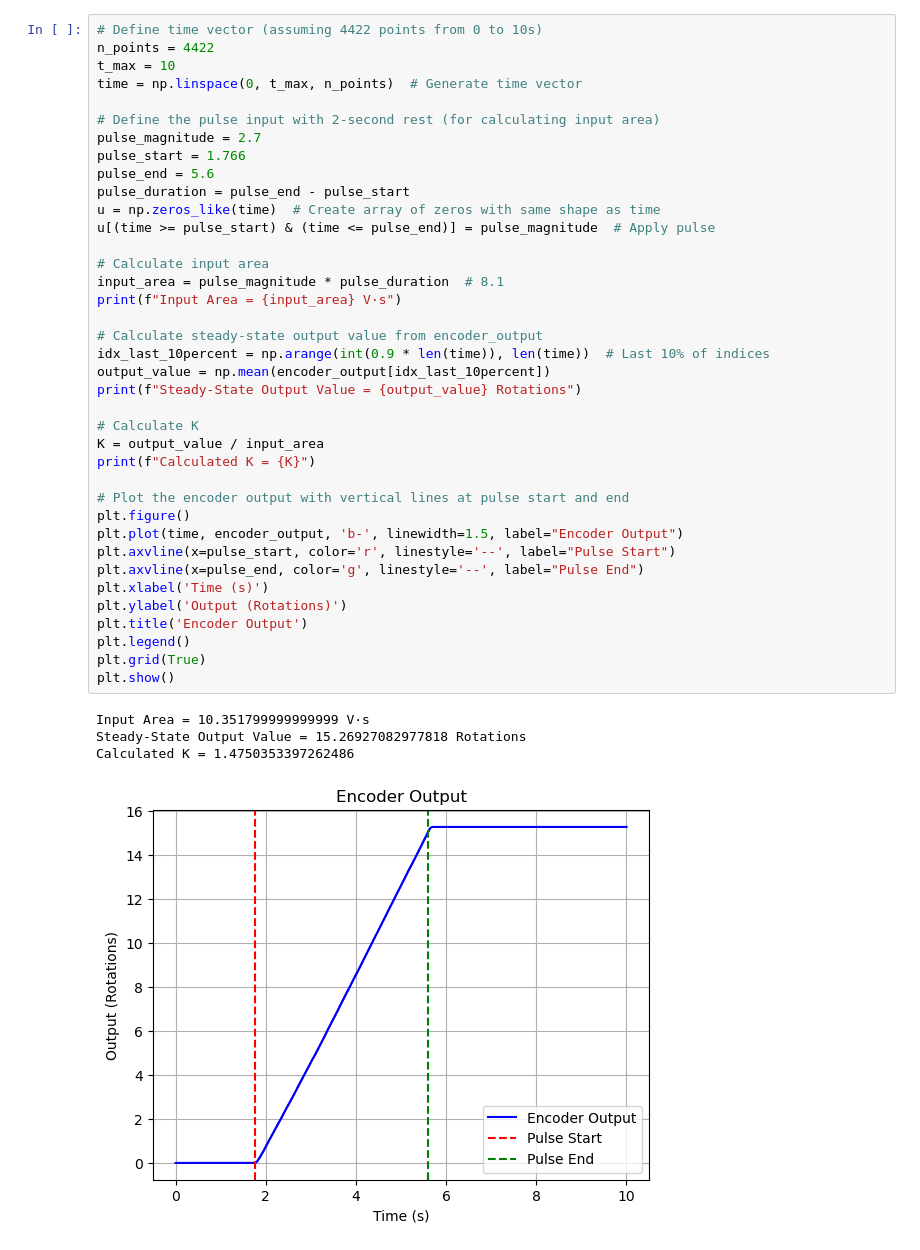
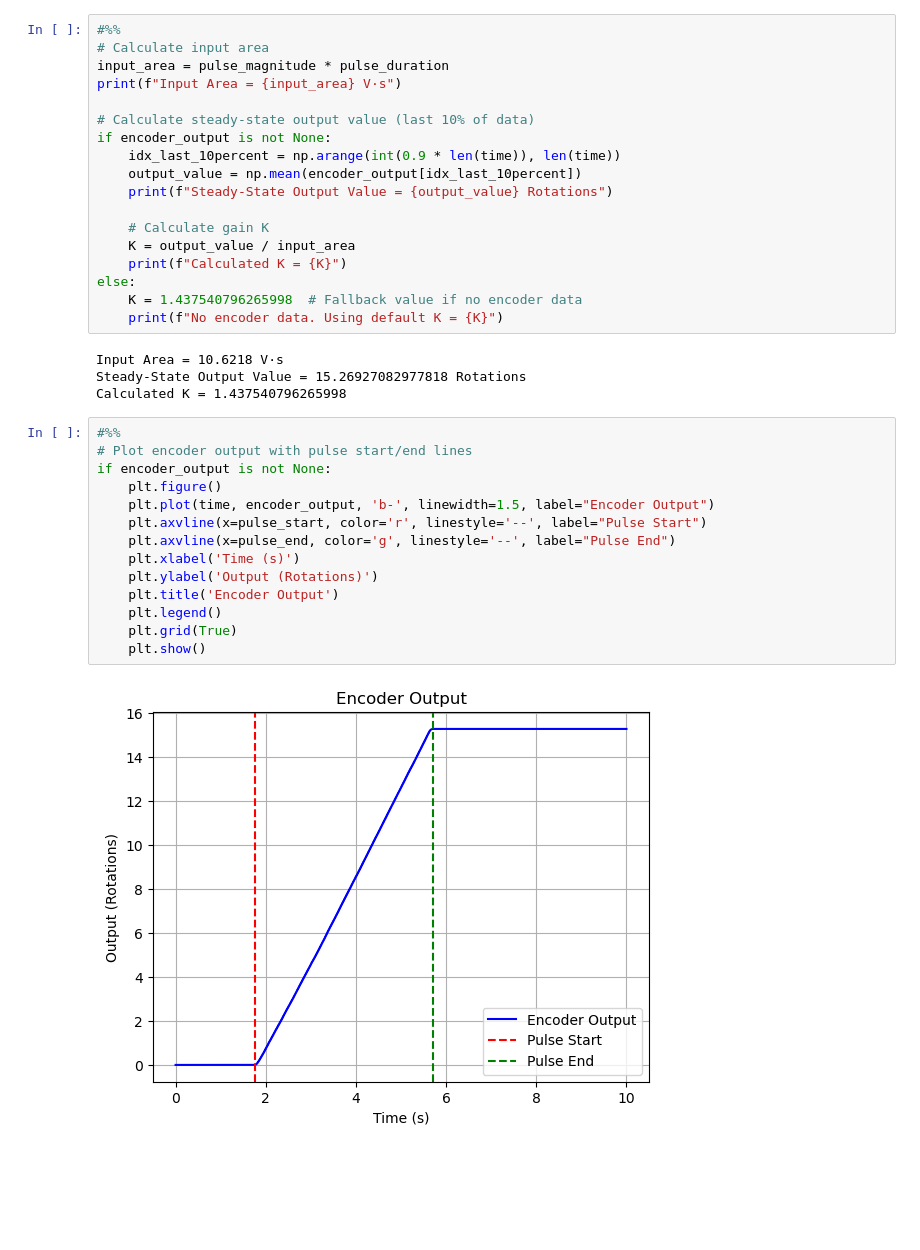
Before and after one commit to mloughran21/control_design_project_plots, a Jupyter notebook: report_plots.ipynb, the cells around one changed output. Cells and saved outputs as stored; diff of their text form; blank space fills up the shorter version.

```diff
--- a/report_plots.ipynb
+++ b/report_plots.ipynb
@@ -57,44 +32,39 @@ Calculated K = 1.4750353397262486
+# %%
+#%%
+# Calculate input area
+input_area = pulse_magnitude * pulse_duration
+print(f"Input Area = {input_area} V·s")
+
+# Calculate steady-state output value (last 10% of data)
+if encoder_output is not None:
+    idx_last_10percent = np.arange(int(0.9 * len(time)), len(time))
+    output_value = np.mean(encoder_output[idx_last_10percent])
+    print(f"Steady-State Output Value = {output_value} Rotations")
+
+    # Calculate gain K
+    K = output_value / input_area
+    print(f"Calculated K = {K}")
+else:
+    K = 1.437540796265998  # Fallback value if no encoder data
+    print(f"No encoder data. Using default K = {K}")
+# %% [output]
+Input Area = 10.6218 V·s
+Steady-State Output Value = 15.26927082977818 Rotations
+Calculated K = 1.437540796265998
 # %%
-# Define time vector (assuming 4422 points from 0 to 10s)
-n_points = 4422
-t_max = 10
-time = np.linspace(0, t_max, n_points)  # Generate time vector
-
-# Define the pulse input with 2-second rest (for calculating input area)
-pulse_magnitude = 2.7
-pulse_start = 1.766
-pulse_end = 5.6
-pulse_duration = pulse_end - pulse_start
-u = np.zeros_like(time)  # Create array of zeros with same shape as time
-u[(time >= pulse_start) & (time <= pulse_end)] = pulse_magnitude  # Apply pulse
-
-# Calculate input area
-input_area = pulse_magnitude * pulse_duration  # 8.1
-print(f"Input Area = {input_area} V·s")
-
-# Calculate steady-state output value from encoder_output
-idx_last_10percent = np.arange(int(0.9 * len(time)), len(time))  # Last 10% of indices
-output_value = np.mean(encoder_output[idx_last_10percent])
-print(f"Steady-State Output Value = {output_value} Rotations")
-
-# Calculate K
-K = output_value / input_area
-print(f"Calculated K = {K}")
-
-# Plot the encoder output with vertical lines at pulse start and end
-plt.figure()
-plt.plot(time, encoder_output, 'b-', linewidth=1.5, label="Encoder Output")
-plt.axvline(x=pulse_start, color='r', linestyle='--', label="Pulse Start")
-plt.axvline(x=pulse_end, color='g', linestyle='--', label="Pulse End")
-plt.xlabel('Time (s)')
-plt.ylabel('Output (Rotations)')
-plt.title('Encoder Output')
-plt.legend()
-plt.grid(True)
-plt.show()
+#%%
+# Plot encoder output with pulse start/end lines
+if encoder_output is not None:
+    plt.figure()
+    plt.plot(time, encoder_output, 'b-', linewidth=1.5, label="Encoder Output")
+    plt.axvline(x=pulse_start, color='r', linestyle='--', label="Pulse Start")
+    plt.axvline(x=pulse_end, color='g', linestyle='--', label="Pulse End")
+    plt.xlabel('Time (s)')
+    plt.ylabel('Output (Rotations)')
+    plt.title('Encoder Output')
+    plt.legend()
+    plt.grid(True)
+    plt.show()
 # %% [output]
-Input Area = 10.351799999999999 V·s
-Steady-State Output Value = 15.26927082977818 Rotations
-Calculated K = 1.4750353397262486
-[figure, old version]
+[figure, new version]
 # %%
```
Also changed, not shown: parts of 14 cells of this notebook.
